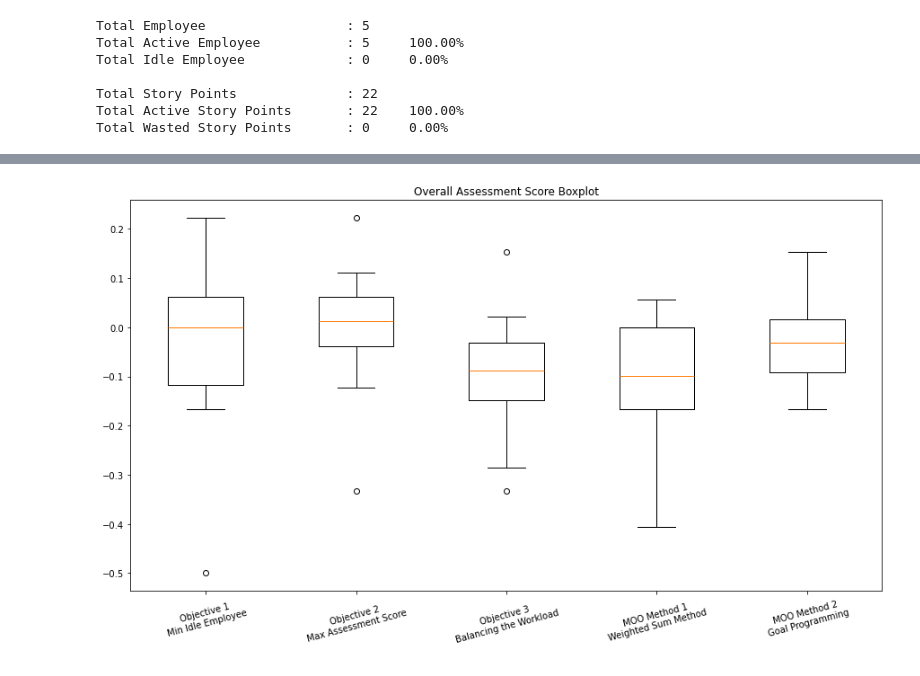
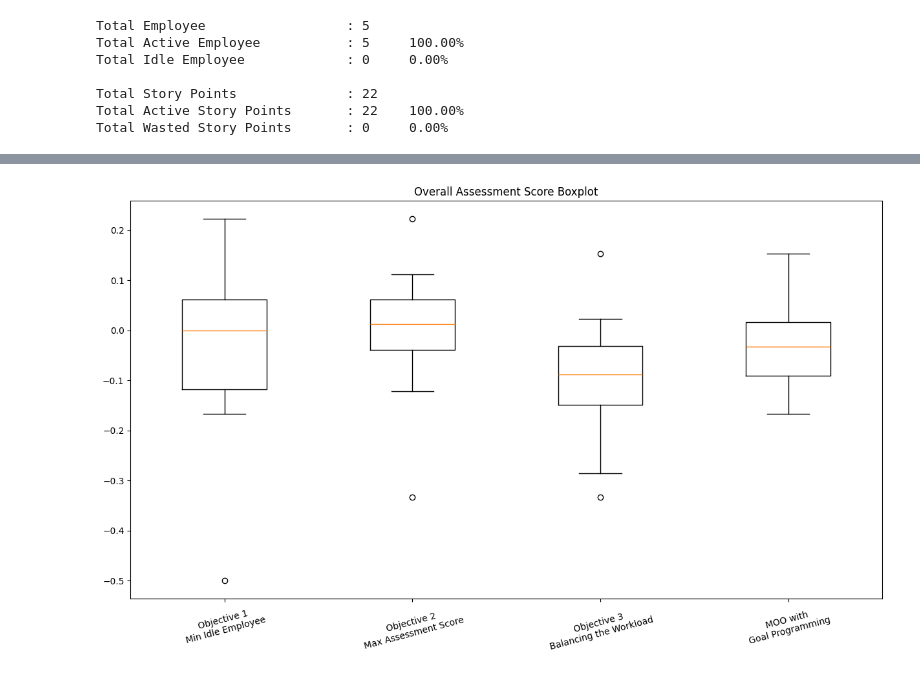
Before and after one commit to TK-Bunga-Matahari/shinchan, a Jupyter notebook: project1_task-management/solution/competency_assesment/gurobi_competency_assessment.ipynb, the cells around one changed output, grey strips where cells are left out. Cells and saved outputs as stored; diff of their text form; code cells hidden in the pictures.

```diff
--- a/project1_task-management/solution/competency_assesment/gurobi_competency_assessment.ipynb
+++ b/project1_task-management/solution/competency_assesment/gurobi_competency_assessment.ipynb
@@ -855,16 +809,0 @@ Best objective 3.572380952381e+00, best bound 3.542779195011e+00, gap 0.8286%
-# %%
-# Check and process the solution
-if model.status == GRB.OPTIMAL:
-    print("Solution Found!")
-    print(f"Obj. Value 4 i.e. Multi Objective Method 1: {model.ObjVal}\n")
-
-    x_hat_4 = {}
-    for j in employees:
-        result = get_employee_tasks(
-            j, company_tasks, model, score, story_points, max_employee_workload
-        )
-        if len(result[1]) > 0:
-            x_hat_4[j] = result
-else:
-    print("No Solution Found!")
-    x_hat_4 = {}
@@ -1222,45 +1059,31 @@ else:
 # %%
 # merge all boxplot in one graph
 data = [
-
     assessment_score_1,
-
     assessment_score_2,
-
     assessment_score_3,
-
     assessment_score_4,
-
-    assessment_score_5,
-
 ]
 
 
 plt.figure(figsize=(15, 8))
 
 plt.boxplot(
 	data,
 
 	labels=[
-
 		"Objective 1\nMin Idle Employee",
-
 		"Objective 2\nMax Assessment Score",
-
 		"Objective 3\nBalancing the Workload",
-
-		"MOO Method 1\nWeighted Sum Method",
-
-		"MOO Method 2\nGoal Programming",
-
+		"MOO with\nGoal Programming",
 	],
 
 )
 
 plt.title("Overall Assessment Score Boxplot")
 
 plt.xticks(rotation=15)
 
 plt.show()
 # %% [output]
-[figure, old version]
+[figure, new version]
```
Also changed, not shown: parts of 52 cells of this notebook, 2 other files.
